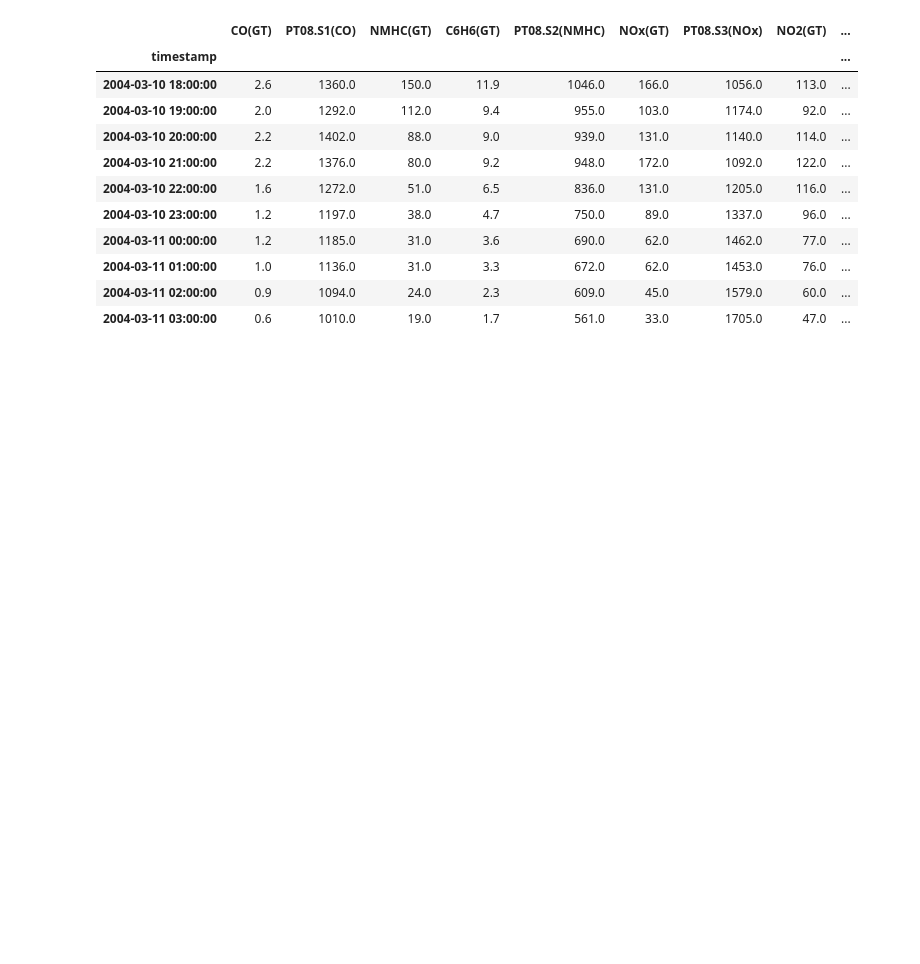
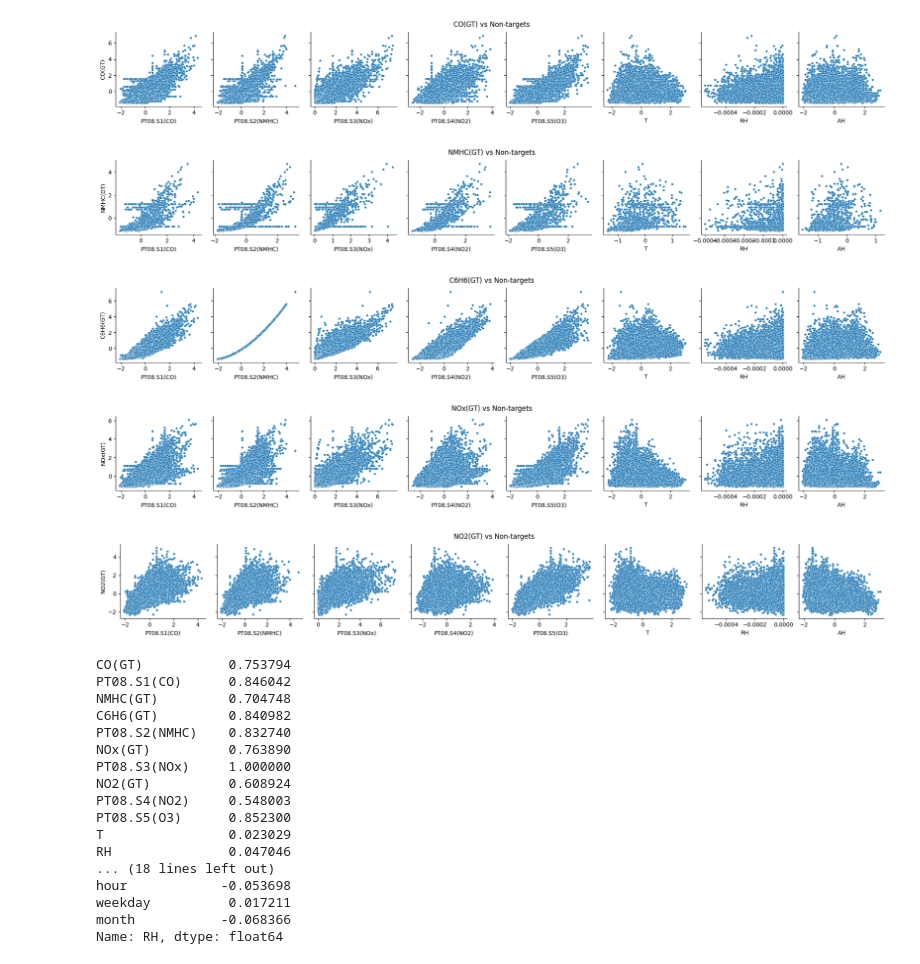
Before and after one commit to twelevenee/forecasting_air_pollution, a Jupyter notebook: feature_eng_shardul.ipynb, the cells around one changed output. Saved outputs shown, nothing was run; the diff lists cells and outputs as text; code cells hidden in the pictures; blank space fills up the shorter version.

```diff
--- a/feature_eng_shardul.ipynb
+++ b/feature_eng_shardul.ipynb
@@ -1,17 +1,44 @@
 # %%
-from eda_dpp_utils import preProcessing
+import importlib
+import numpy as np
+import pandas as pd
 
-df, df_unnormalised, numeric_cols = preProcessing()
+eda_dpp_utils = importlib.import_module('eda_dpp_utils')
+
+df, df_unnormalised, numeric_cols = eda_dpp_utils.preProcessing()
+
+def normalTrans(arr):
+    return 1/np.sqrt(2*np.pi*df[x].std()) * np.exp(- np.power((df[x] - df[x].mean()) /(df[x].std()), 2) / 2)
+
+x = 'PT08.S3(NOx)'
+df['PT08.S3(NOx)'] = np.exp(- df['PT08.S3(NOx)'])
+x = 'RH'
+df[x] = -np.power(0.01 * df[x], 2)
+targets = [c for c in df.columns if '(GT)' in c]
+eda_dpp_utils.scatter_targetNontarget(df, targets)
+corr_matrix = df.corr()
+print(corr_matrix['PT08.S3(NOx)'])
+print(corr_matrix['RH'])
 # %% [output]
-|  | CO(GT) | PT08.S1(CO) | NMHC(GT) | C6H6(GT) | PT08.S2(NMHC) | NOx(GT) | PT08.S3(NOx) | NO2(GT) | ... |
-| timestamp |  |  |  |  |  |  |  |  | ... |
-| 2004-03-10 18:00:00 | 2.6 | 1360.0 | 150.0 | 11.9 | 1046.0 | 166.0 | 1056.0 | 113.0 | ... |
-| 2004-03-10 19:00:00 | 2.0 | 1292.0 | 112.0 | 9.4 | 955.0 | 103.0 | 1174.0 | 92.0 | ... |
-| 2004-03-10 20:00:00 | 2.2 | 1402.0 | 88.0 | 9.0 | 939.0 | 131.0 | 1140.0 | 114.0 | ... |
-| 2004-03-10 21:00:00 | 2.2 | 1376.0 | 80.0 | 9.2 | 948.0 | 172.0 | 1092.0 | 122.0 | ... |
-| 2004-03-10 22:00:00 | 1.6 | 1272.0 | 51.0 | 6.5 | 836.0 | 131.0 | 1205.0 | 116.0 | ... |
-| 2004-03-10 23:00:00 | 1.2 | 1197.0 | 38.0 | 4.7 | 750.0 | 89.0 | 1337.0 | 96.0 | ... |
-| 2004-03-11 00:00:00 | 1.2 | 1185.0 | 31.0 | 3.6 | 690.0 | 62.0 | 1462.0 | 77.0 | ... |
-| 2004-03-11 01:00:00 | 1.0 | 1136.0 | 31.0 | 3.3 | 672.0 | 62.0 | 1453.0 | 76.0 | ... |
-| 2004-03-11 02:00:00 | 0.9 | 1094.0 | 24.0 | 2.3 | 609.0 | 45.0 | 1579.0 | 60.0 | ... |
-| 2004-03-11 03:00:00 | 0.6 | 1010.0 | 19.0 | 1.7 | 561.0 | 33.0 | 1705.0 | 47.0 | ... |
+[figure, added]
+[figure, added]
+[figure, added]
+[figure, added]
+[figure, added]
+CO(GT)           0.753794
+PT08.S1(CO)      0.846042
+NMHC(GT)         0.704748
+C6H6(GT)         0.840982
+PT08.S2(NMHC)    0.832740
+NOx(GT)          0.763890
+PT08.S3(NOx)     1.000000
+NO2(GT)          0.608924
+PT08.S4(NO2)     0.548003
+PT08.S5(O3)      0.852300
+T                0.023029
+RH               0.047046
+... (18 lines left out)
+hour            -0.053698
+weekday          0.017211
+month           -0.068366
+Name: RH, dtype: float64
```
Also changed, not shown: 2 other files.
